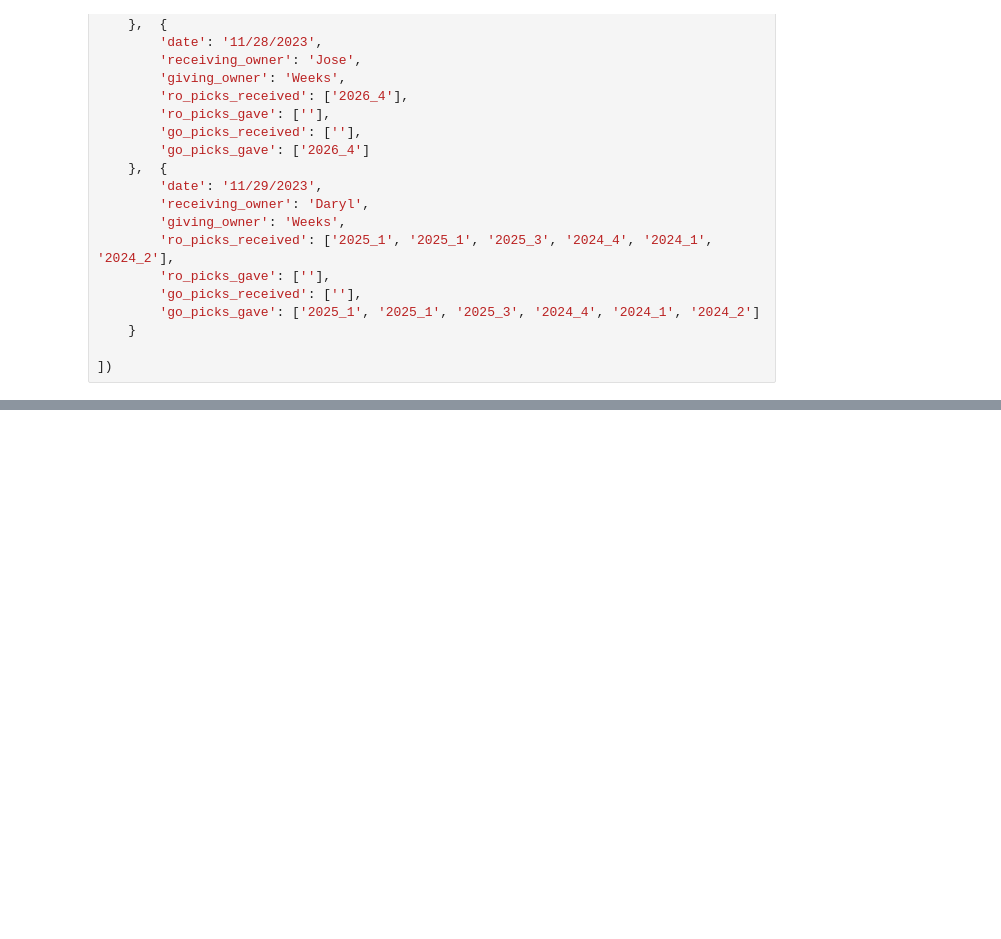
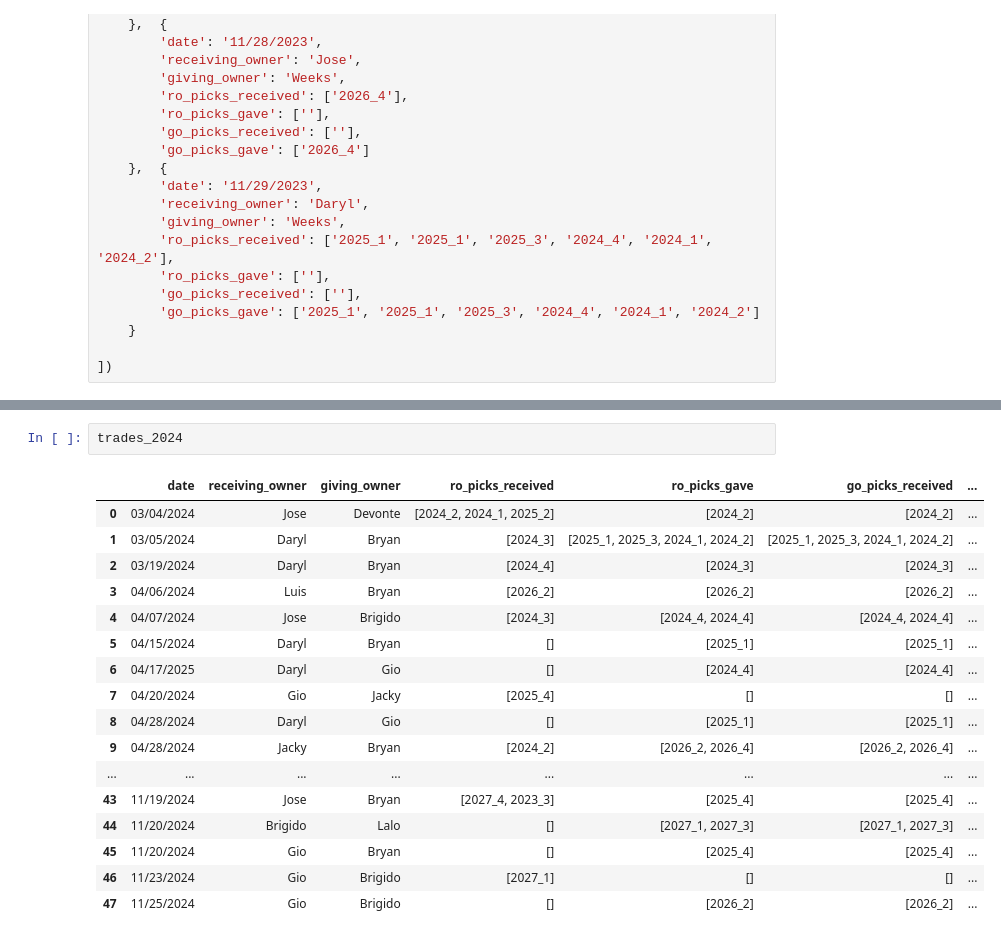
Before and after one commit to JoseAlfaro12/DynastyFootballAnalytics, a Jupyter notebook: Scripts/Data_Extracts/Trades_Tracker.ipynb, the cells around one changed output, grey strips where cells are left out. Saved outputs shown, nothing was run; the diff lists cells and outputs as text; blank space fills up the shorter version.

```diff
--- a/Scripts/Data_Extracts/Trades_Tracker.ipynb
+++ b/Scripts/Data_Extracts/Trades_Tracker.ipynb
@@ -621,0 +1250,20 @@ trades_2023
+# %%
+trades_2024
+# %% [output]
+|  | date | receiving_owner | giving_owner | ro_picks_received | ro_picks_gave | go_picks_received | ... |
+| 0 | 03/04/2024 | Jose | Devonte | [2024_2, 2024_1, 2025_2] | [2024_2] | [2024_2] | ... |
+| 1 | 03/05/2024 | Daryl | Bryan | [2024_3] | [2025_1, 2025_3, 2024_1, 2024_2] | [2025_1, 2025_3, 2024_1, 2024_2] | ... |
+| 2 | 03/19/2024 | Daryl | Bryan | [2024_4] | [2024_3] | [2024_3] | ... |
+| 3 | 04/06/2024 | Luis | Bryan | [2026_2] | [2026_2] | [2026_2] | ... |
+| 4 | 04/07/2024 | Jose | Brigido | [2024_3] | [2024_4, 2024_4] | [2024_4, 2024_4] | ... |
+| 5 | 04/15/2024 | Daryl | Bryan | [] | [2025_1] | [2025_1] | ... |
+| 6 | 04/17/2025 | Daryl | Gio | [] | [2024_4] | [2024_4] | ... |
+| 7 | 04/20/2024 | Gio | Jacky | [2025_4] | [] | [] | ... |
+| 8 | 04/28/2024 | Daryl | Gio | [] | [2025_1] | [2025_1] | ... |
+| 9 | 04/28/2024 | Jacky | Bryan | [2024_2] | [2026_2, 2026_4] | [2026_2, 2026_4] | ... |
+| ... | ... | ... | ... | ... | ... | ... | ... |
+| 43 | 11/19/2024 | Jose | Bryan | [2027_4, 2023_3] | [2025_4] | [2025_4] | ... |
+| 44 | 11/20/2024 | Brigido | Lalo | [] | [2027_1, 2027_3] | [2027_1, 2027_3] | ... |
+| 45 | 11/20/2024 | Gio | Bryan | [] | [2025_4] | [2025_4] | ... |
+| 46 | 11/23/2024 | Gio | Brigido | [2027_1] | [] | [] | ... |
+| 47 | 11/25/2024 | Gio | Brigido | [] | [2026_2] | [2026_2] | ... |
```
Also changed, not shown: parts of 32 cells of this notebook, 3 other files.
